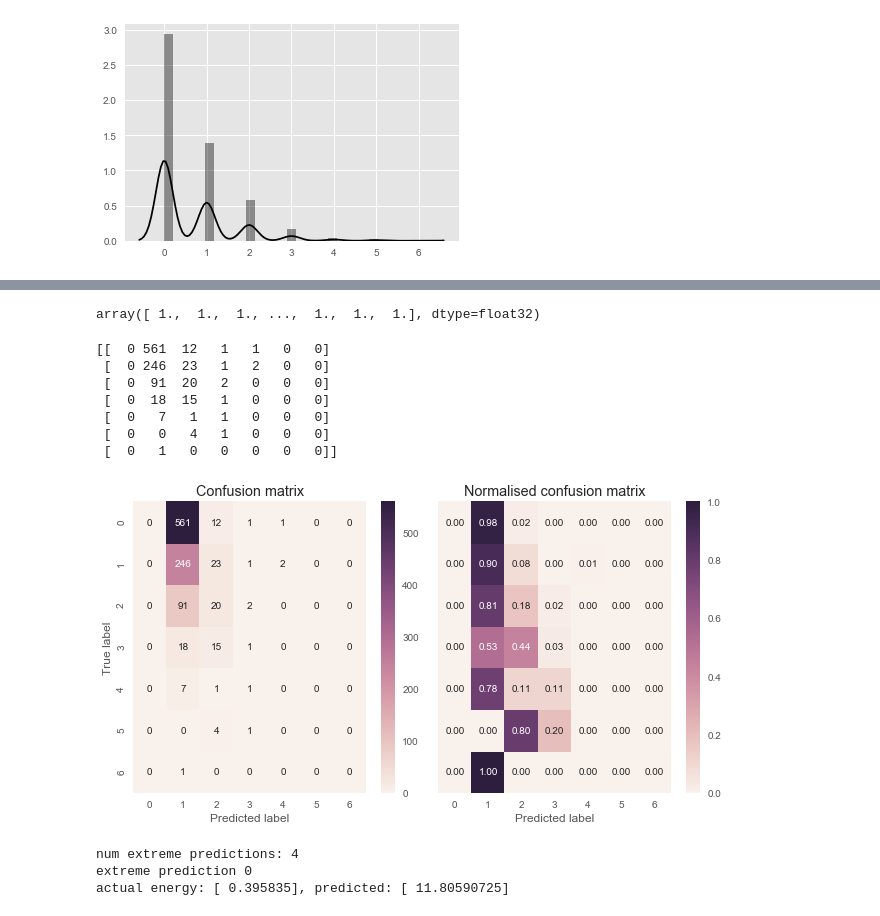
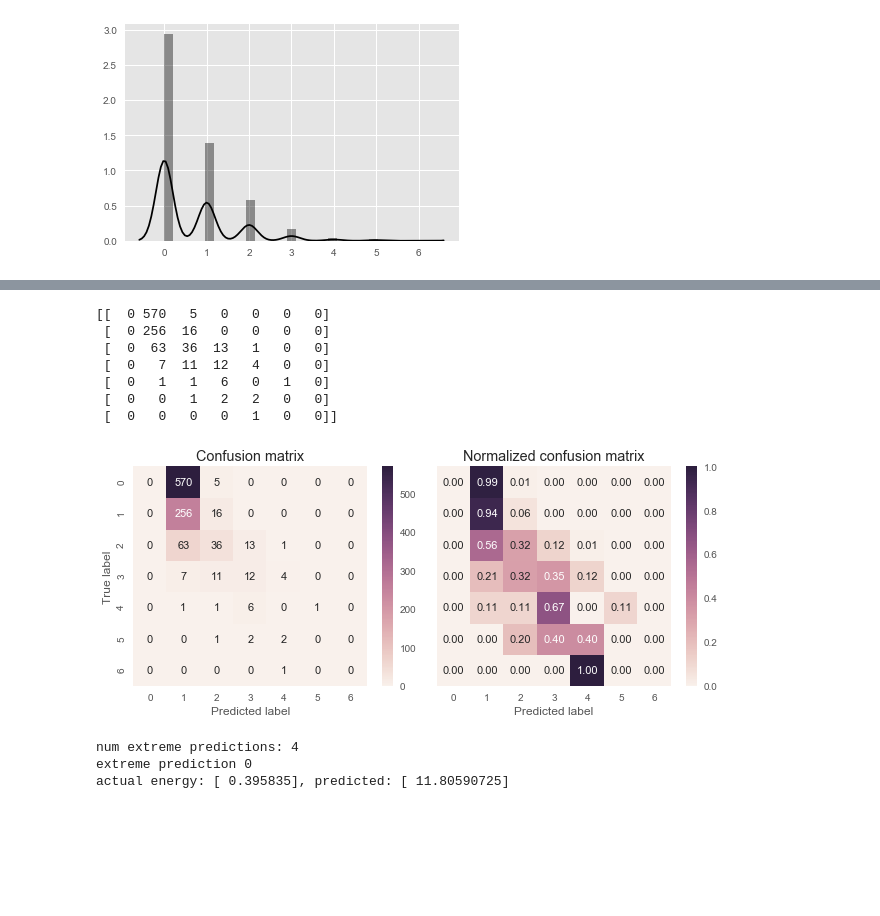
Before and after one commit to sipolac/thesis, a Jupyter notebook: py/build_models.ipynb, the cells around one changed output, grey strips where cells are left out. Drawn from its saved outputs; the diff is of its cells as text; code cells hidden in the pictures; blank space fills up the shorter version.

Commit message:
Fix error where targets are scaled so some are less than zero and activation of final layer in NN was ReLU (couldnt be greater than 0). Do this by scaling targets only by std

```diff
--- a/py/build_models.ipynb
+++ b/py/build_models.ipynb
@@ -76,7 +116,7 @@ extreme_percentile_cutoff = 100
 # %%
 modeling_group_name = '2017-07-02'
-target_type = 'energy'
-app_names = ['kettle']
+target_type = 'activations'
+app_names = ['washing machine']
 # app_names = list(APP_NAMES)
 
 Y_key = 'Y1' if target_type=='energy' else 'Y2'
@@ -99,6 +139,10 @@ for model_name in model_files:
                             names=['param', 'value'])
 
     history_df['model'] = model_name
+    try:
+        history_df['runtime']
+    except KeyError:
+        history_df['runtime'] = float('inf')
     params_df['model'] = model_name
 
     history_all.append(history_df)
@@ -134,8 +190,8 @@ IOError: File /Users/sipola/Google Drive/education/coursework/graduate/edinburgh
 # %%
 # Load best model
 best_model_name = hist_and_params.loc[hist_and_params['loss']==hist_and_params['loss'].min()].index.values[0]
-dir_this_model = os.path.join(dir_models_set, best_model_name, 'weights.hdf5')
-model = load_model(os.path.join(dir_models_set, best_model_name, 'weights.hdf5'))
+dir_this_model = os.path.join(dir_models_set, best_model_name)
+model = load_model(os.path.join(dir_this_model, 'weights.hdf5'))
 # model = load_model('/Users/sipola/Google Drive/education/coursework/graduate/edinburgh/dissertation/thesis/data/models/2017-06-28/fridge/model_11/weights.hdf5')
 # %%
 target_scaler = pickle.load(open(os.path.join(dir_this_model, 'target_scaler.pkl'), 'rb'))
@@ -155,8 +212,8 @@ for i in range(2):
 sub_app_idx = 0
 if len(app_idx) == 1:
     sub_app_idx = 0
-y_val = val_data[Y_key][:,app_idx][:,sub_app_idx]
-y_hat = target_scaler.inverse_transform(model.predict(reshape_as_tensor(val_data['X']))[:,sub_app_idx])
+y_val = all_data['val'][Y_key][:,app_idx][:,sub_app_idx]
+y_hat = target_scaler.inverse_transform(model.predict(reshape_as_tensor(all_data['val']['X']))[:,sub_app_idx])
 if all(y_hat[0] == y_hat):
     print 'all predicted values are the same!'
 # %%
@@ -249,7 +295,3 @@ plt.show()
-# %%
-np.around(y_hat)
-# %% [output]
-array([ 1.,  1.,  1., ...,  1.,  1.,  1.], dtype=float32)
 # %%
 # Plot confusion matrix by using seaborn heatmap function
 def plot_confusion_matrix(cm, normalize=False, classes=None, title='Confusion matrix'):
@@ -257,47 +299,43 @@ def plot_confusion_matrix(cm, normalize=False, classes=None, title='Confusion ma
     Credit: Data Mining and Exploration course at University of Edinburgh
     https://github.com/agamemnonc/dme/blob/master/04_Lab_4_Performance_evaluation_model_selection_solution.ipynb
 
     Plots a confusion matrix.
 
     If normalize is set to True, the rows of the confusion matrix are normalized so that they sum up to 1.
 
     """
     if normalize is True:
         cm = cm/cm.sum(axis=1)[:, np.newaxis]
         vmin, vmax = 0., 1.
         fmt = '.2f'
     else:
         vmin, vmax = None, None
         fmt = 'd'
-    if classes is not None:
-        sns.heatmap(cm, xticklabels=classes, yticklabels=classes, vmin=vmin, vmax=vmax,
-                    annot=True, annot_kws={"fontsize":9}, fmt=fmt)
-    else:
-        sns.heatmap(cm, annot=True, fmt=fmt)
+    sns.heatmap(cm, annot=True, fmt=fmt, annot_kws={"fontsize":11}, vmin=vmin, vmax=vmax)
     plt.title(title)
     plt.ylabel('True label')
     plt.xlabel('Predicted label')
 
 cm = confusion_matrix(y_val, np.around(y_hat))
 print cm
 
 # Your code goes here
-fig = plt.figure(figsize=(9,5))
+fig = plt.figure(figsize=(9,4))
 ax1 = fig.add_subplot(121)
 plot_confusion_matrix(cm, normalize=False) # un-normalized
 ax2 = fig.add_subplot(122)
 plot_confusion_matrix(cm, normalize=True, title='Normalized confusion matrix') # normalized
 ax2.get_yaxis().set_visible(False)
 fig.tight_layout()
 # %% [output]
-[[  0 561  12   1   1   0   0]
- [  0 246  23   1   2   0   0]
- [  0  91  20   2   0   0   0]
- [  0  18  15   1   0   0   0]
- [  0   7   1   1   0   0   0]
- [  0   0   4   1   0   0   0]
- [  0   1   0   0   0   0   0]]
+[[  0 570   5   0   0   0   0]
+ [  0 256  16   0   0   0   0]
+ [  0  63  36  13   1   0   0]
+ [  0   7  11  12   4   0   0]
+ [  0   1   1   6   0   1   0]
+ [  0   0   1   2   2   0   0]
+ [  0   0   0   0   1   0   0]]
-[figure, old version]
+[figure, new version]
 # %%
 # Check where targets were normal but predictions were extreme.
 extreme_y_hat_cutoff = 10
```
Also changed, not shown: parts of 9 cells of this notebook, 2 other files.
